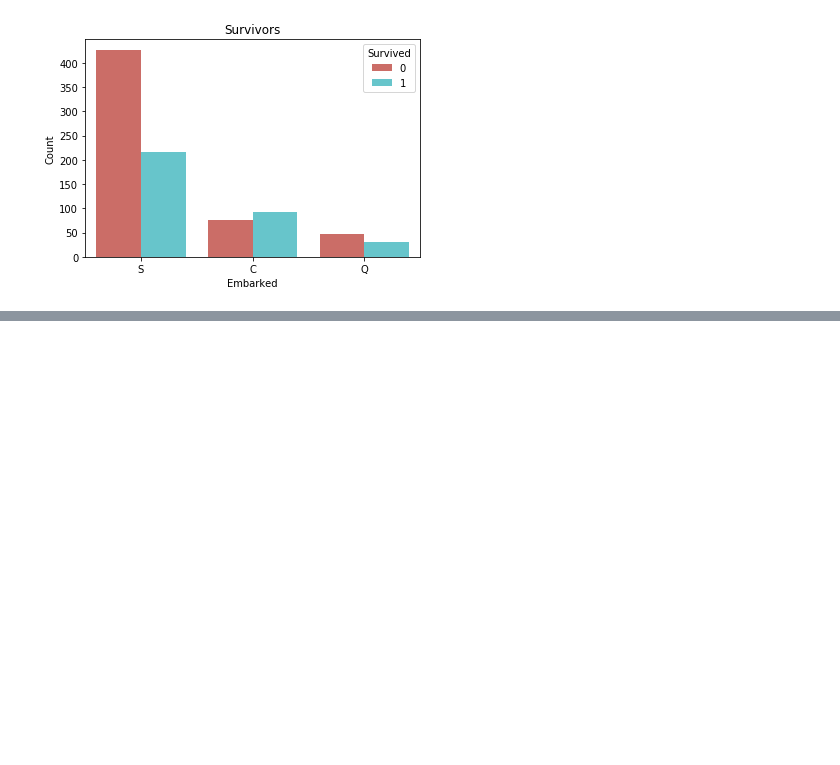
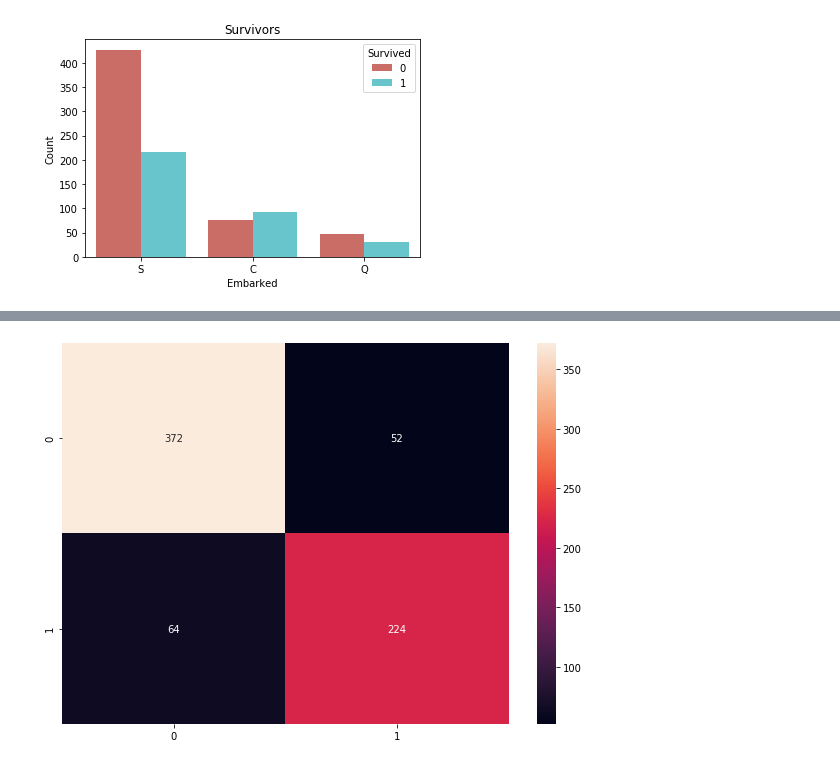
Before and after one commit to imary16/SurvivalTitanic, a Jupyter notebook: Titanic-Survival.ipynb, the cells around one changed output, grey strips where cells are left out. Drawn from its saved outputs; the diff is of its cells as text; code cells hidden in the pictures; blank space fills up the shorter version.

```diff
--- a/Titanic-Survival.ipynb
+++ b/Titanic-Survival.ipynb
@@ -229,7 +221,7 @@ X = df.iloc[:, 1:col_length]
 y = df.iloc[:, 0:1]
 # %%
 cols = ['Sex', 'Pclass', 'Embarked', 'Title', 'Age', 'FamilySize']
-dft = train[cols].dropna()
+dft = test[cols].fillna(test.Age.mean())
 for col in cols[:-2]:
     dft = pd.get_dummies(dft, columns=[col], prefix = [col])
 
@@ -351,0 +280,16 @@ Accuracy: 84.97 %
+# %%
+model = LogisticRegression()
+lr_model = model.fit(X, y)
+lrpredictions = lr_model.predict(X)
+
+cm = confusion_matrix(y, lrpredictions)
+lr_labels = lr_model.classes_
+
+plt.figure(figsize=(10,7))
+
+ax= plt.subplot()
+sns.heatmap(cm, annot=True, ax = ax, fmt="d");
+
+y_preds = lr_model.predict(X_test)
+# %% [output]
+[figure, added]
```
Also changed, not shown: parts of 15 cells of this notebook, 1 other file.
